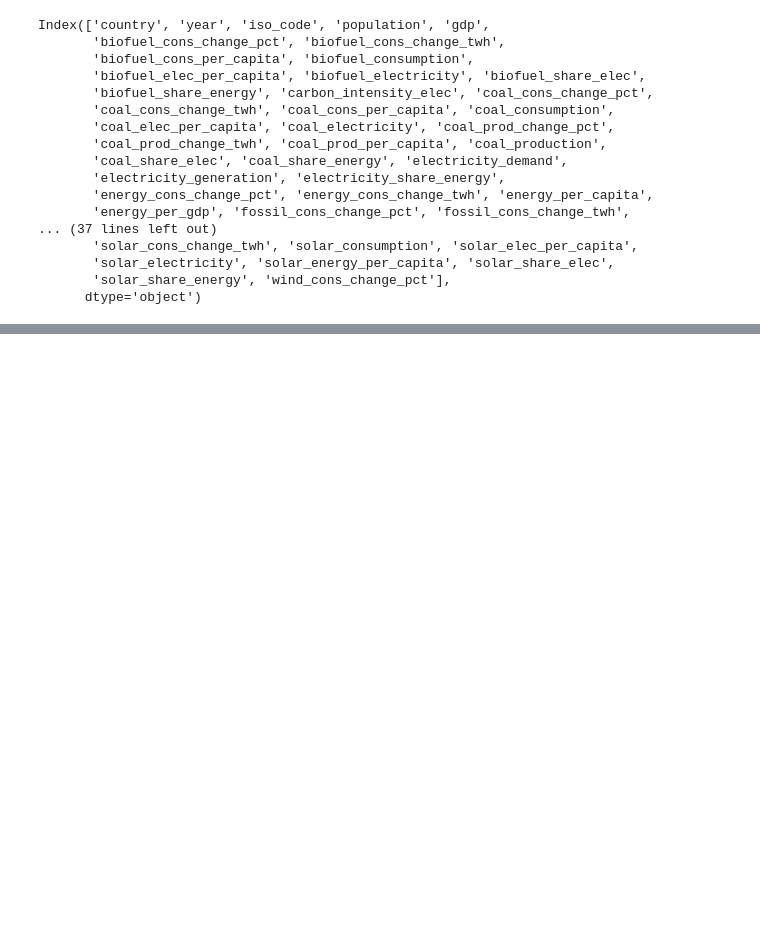
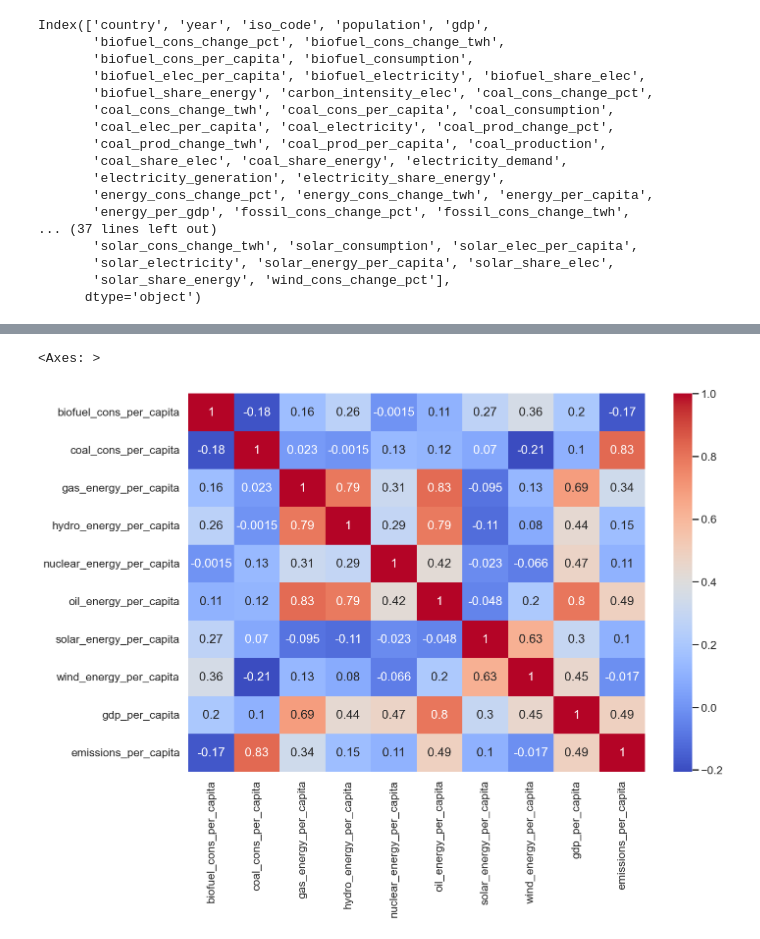
Before and after one commit to adrianveen/midterm-project-repo, a Jupyter notebook: modelling-adrian.ipynb, the cells around one changed output, grey strips where cells are left out. Cells and saved outputs as stored; diff of their text form; code cells hidden in the pictures; blank space fills up the shorter version.

```diff
--- a/modelling-adrian.ipynb
+++ b/modelling-adrian.ipynb
@@ -98,0 +392,2 @@ modeling_df_total_nrg = df.loc[:, ['country', 'year', 'population', 'gdp', 'gdp_
+# %%
+per_capita_vals.append('emissions_per_capita')
@@ -98,0 +407,3 @@ modeling_df_total_nrg = df.loc[:, ['country', 'year', 'population', 'gdp', 'gdp_
+# %%
+df_per_capita = df.loc[:, :].dropna()
+df_per_capita.loc[:, per_capita_vals]
@@ -98,0 +458,5 @@ modeling_df_total_nrg = df.loc[:, ['country', 'year', 'population', 'gdp', 'gdp_
+# %%
+for col in df_per_capita.columns:
+    df_per_capita[col] = df_per_capita[col].shift(15)
+# %%
+df_per_capita.dropna(inplace=True)
@@ -98,0 +525,6 @@ modeling_df_total_nrg = df.loc[:, ['country', 'year', 'population', 'gdp', 'gdp_
+# %%
+plt.figure(figsize=(15,10))
+sns.heatmap(df_per_capita.loc[:, per_capita_vals].corr(), annot=True, cmap='coolwarm')
+# %% [output]
+<Axes: >
+[figure, added]
```
Also changed, not shown: parts of 45 cells of this notebook, 4 other files.
